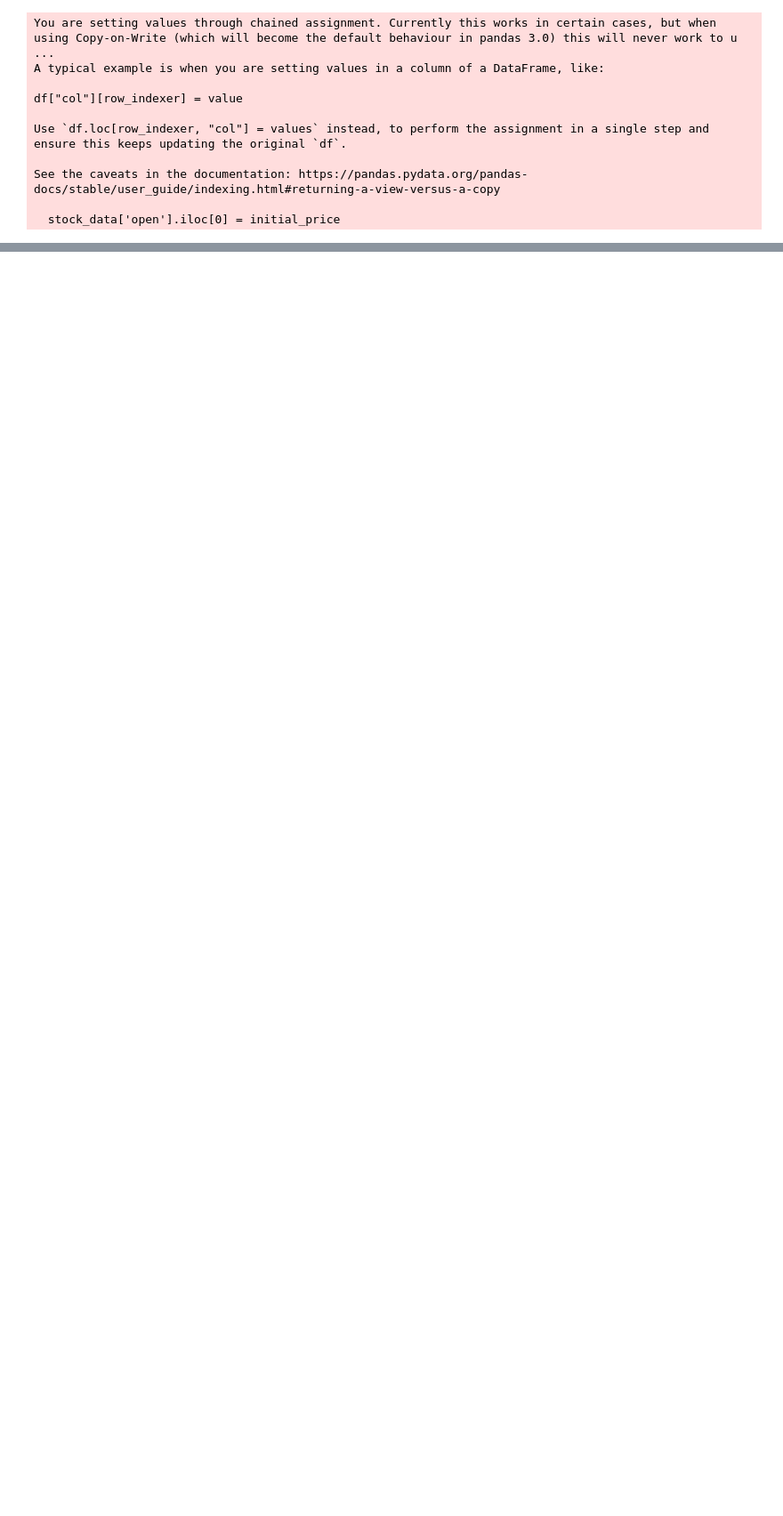
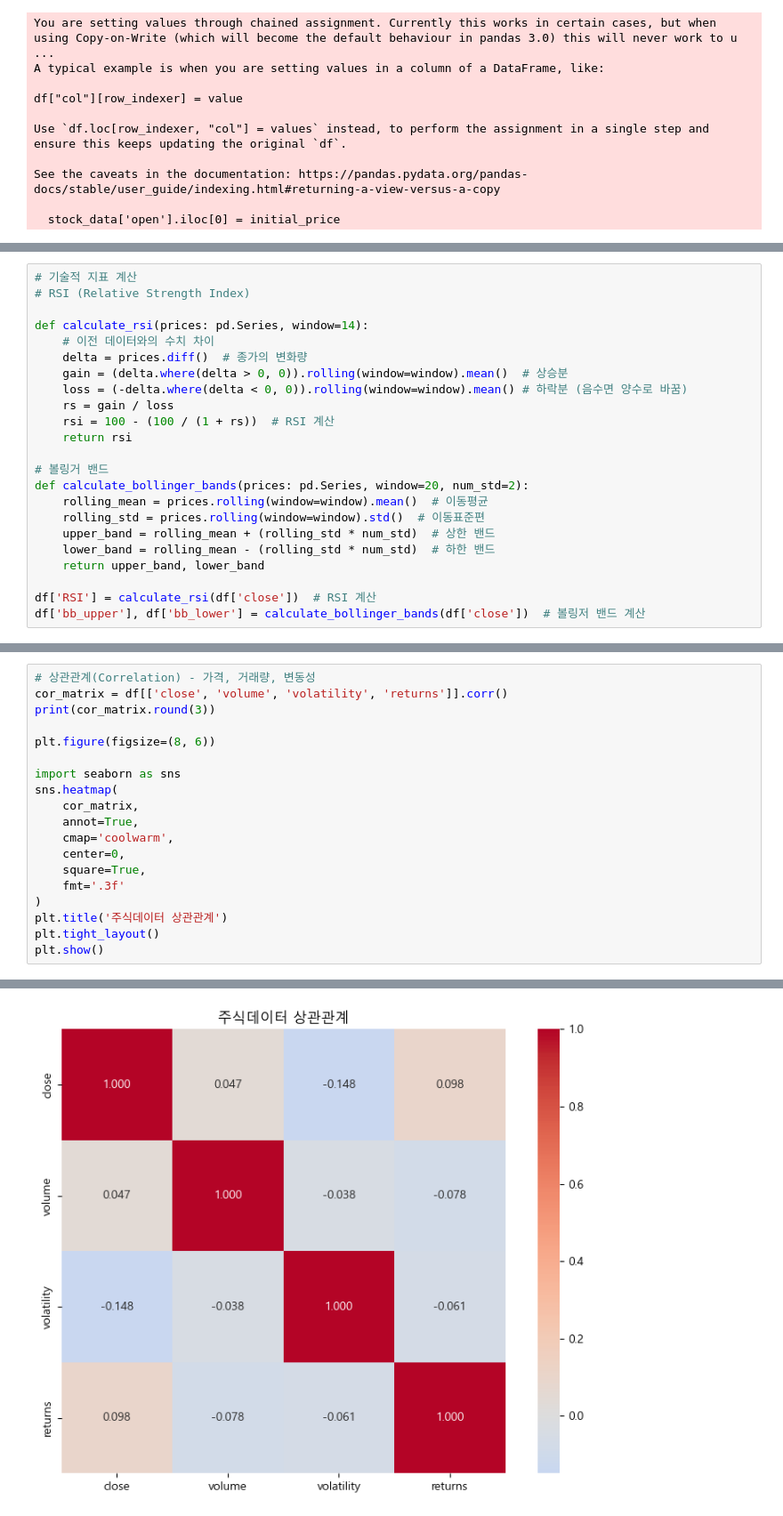
Before and after one commit to im-louise/practice, a Jupyter notebook: data/02_pandas3.ipynb, the cells around one changed output, grey strips where cells are left out. Shown at 89% size. Cells and saved outputs as stored; diff of their text form; blank space fills up the shorter version.

```diff
--- a/data/02_pandas3.ipynb
+++ b/data/02_pandas3.ipynb
@@ -648,0 +701,23 @@ See the caveats in the documentation: https://pandas.pydata.org/pandas-docs/stab
+# %%
+# 기술적 지표 계산
+# RSI (Relative Strength Index)
+
+def calculate_rsi(prices: pd.Series, window=14):
+    # 이전 데이터와의 수치 차이
+    delta = prices.diff()  # 종가의 변화량
+    gain = (delta.where(delta > 0, 0)).rolling(window=window).mean()  # 상승분
+    loss = (-delta.where(delta < 0, 0)).rolling(window=window).mean() # 하락분 (음수면 양수로 바꿈)
+    rs = gain / loss
+    rsi = 100 - (100 / (1 + rs))  # RSI 계산
+    return rsi
+
+# 볼링거 밴드
+def calculate_bollinger_bands(prices: pd.Series, window=20, num_std=2):
+    rolling_mean = prices.rolling(window=window).mean()  # 이동평균
+    rolling_std = prices.rolling(window=window).std()  # 이동표준편
+    upper_band = rolling_mean + (rolling_std * num_std)  # 상한 밴드
+    lower_band = rolling_mean - (rolling_std * num_std)  # 하한 밴드
+    return upper_band, lower_band
+
+df['RSI'] = calculate_rsi(df['close'])  # RSI 계산
+df['bb_upper'], df['bb_lower'] = calculate_bollinger_bands(df['close'])  # 볼링저 밴드 계산
@@ -648,0 +830,20 @@ See the caveats in the documentation: https://pandas.pydata.org/pandas-docs/stab
+# %%
+# 상관관계(Correlation) - 가격, 거래량, 변동성
+cor_matrix = df[['close', 'volume', 'volatility', 'returns']].corr()
+print(cor_matrix.round(3))
+
+plt.figure(figsize=(8, 6))
+
+import seaborn as sns
+sns.heatmap(
+    cor_matrix,
+    annot=True,
+    cmap='coolwarm',
+    center=0,
+    square=True,
+    fmt='.3f'
+)
+plt.title('주식데이터 상관관계')
+plt.tight_layout()
+plt.show()
+# %% [output]
@@ -648,0 +855 @@ See the caveats in the documentation: https://pandas.pydata.org/pandas-docs/stab
+[figure, added]
```
Also changed, not shown: parts of 10 cells of this notebook, 4 other files.
